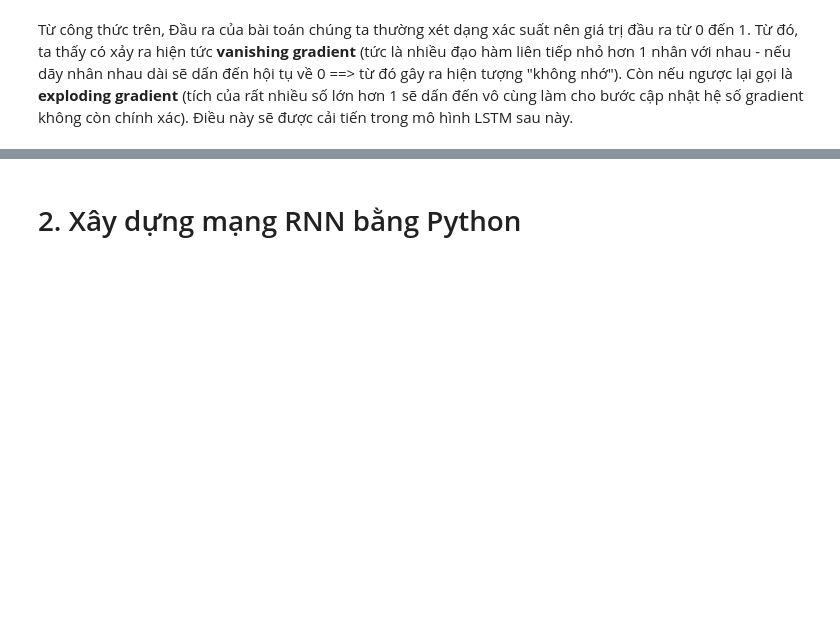
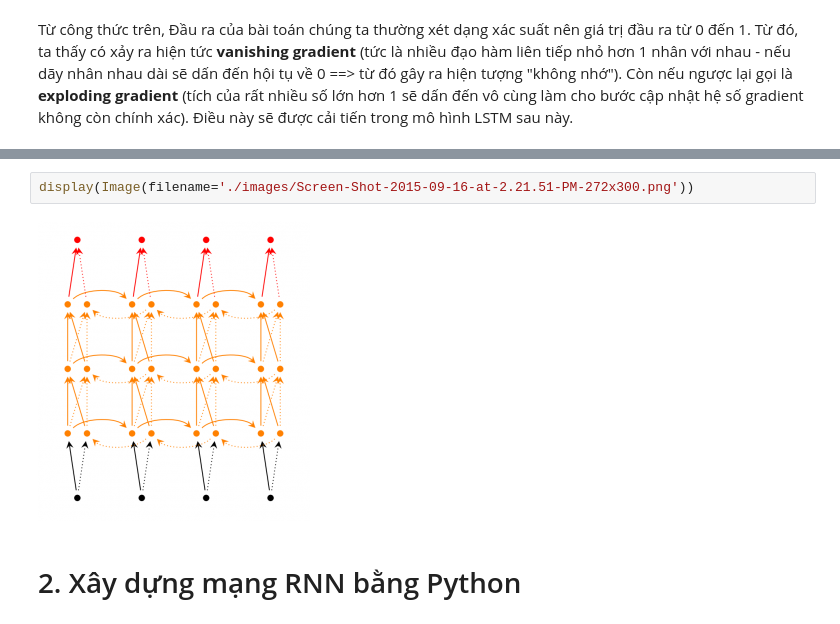
Before and after one commit to nducthang/NCKH_2020, a Jupyter notebook: Chapter08 - Loopy (recurrrent) neural networks (RNNs)/16. RNN.ipynb, the cells around one changed output, grey strips where cells are left out. Cells and saved outputs as stored; diff of their text form; blank space fills up the shorter version.

```diff
--- a/Chapter08 - Loopy (recurrrent) neural networks (RNNs)/16. RNN.ipynb
+++ b/Chapter08 - Loopy (recurrrent) neural networks (RNNs)/16. RNN.ipynb
@@ -72,3 +86,7 @@ Từ công thức trên, Đầu ra của bài toán chúng ta thường xét d
+# %%
+display(Image(filename='./images/Screen-Shot-2015-09-16-at-2.21.51-PM-272x300.png'))
+# %% [output]
+[figure, added]
 # %% [markdown]
 # 2. Xây dựng mạng RNN bằng Python
 # %% [markdown]
```
Also changed, not shown: parts of 37 cells of this notebook, 2 other files.
